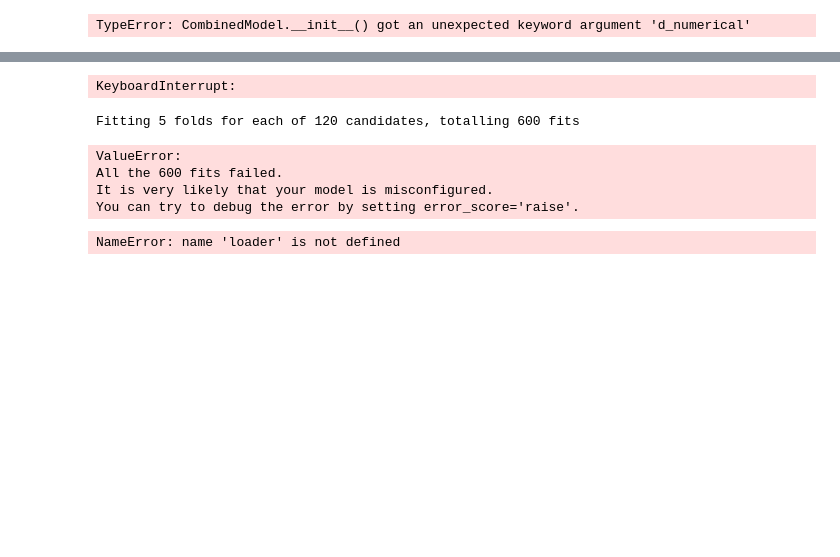
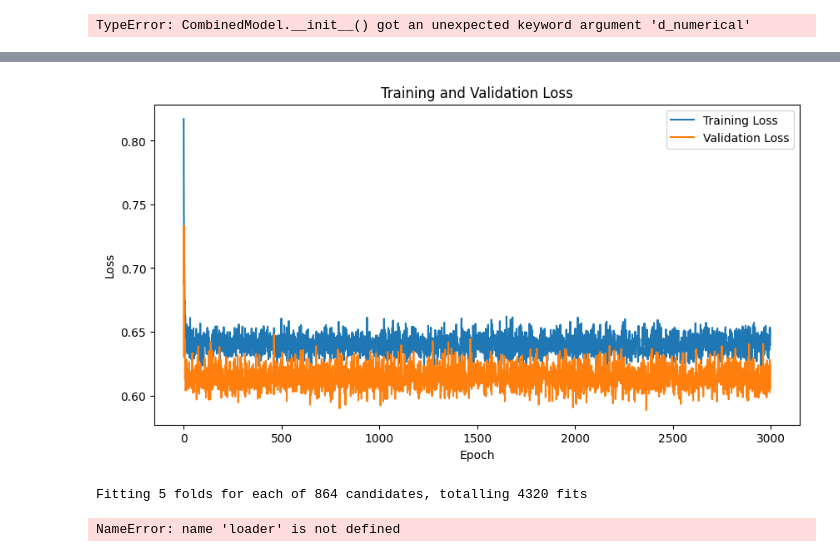
Before and after one commit to hasiburniloy/blueberry, a Jupyter notebook: new.ipynb, the cells around one changed output, grey strips where cells are left out. Cells and saved outputs as stored; diff of their text form; code cells hidden in the pictures; blank space fills up the shorter version.

```diff
--- a/new.ipynb
+++ b/new.ipynb
@@ -1009,7 +1009,7 @@ class SpectralMLP(nn.Module):
 
 # Initialize the model with specific hyperparameters
 input_dim = X_train.shape[1]
-hidden_dim = 32
+hidden_dim = 64
 dropout_prob = 0.2
 learning_rate = 0.001
 weight_decay = 0.0001
@@ -1095,4 +1095,4 @@ Epoch 1017/3000, Loss: 0.6118, Val Loss: 0.6283
-KeyboardInterrupt:
+[figure, added]
 # %%
 # grid searching
 
@@ -1134,13 +1134,14 @@ class SpectralMLP(nn.Module):
 
 # Define the custom PyTorch model wrapper
 class SpectralMLPWrapper(BaseEstimator, RegressorMixin):
-    def __init__(self, input_dim, hidden_dim=256, dropout_prob=0.4, learning_rate=0.0256, weight_decay=0.005, num_epochs=100):
+    def __init__(self, input_dim = 130, hidden_dim=32, dropout_prob=0.2, learning_rate=0.001, weight_decay =0.0001, num_epochs =1000 ,batch_size=64):
         self.input_dim = input_dim
         self.hidden_dim = hidden_dim
         self.dropout_prob = dropout_prob
         self.learning_rate = learning_rate
         self.weight_decay = weight_decay
         self.num_epochs = num_epochs
+        self.batch_size = batch_size
         self.device = torch.device("cuda" if torch.cuda.is_available() else "cpu")
         self.model = SpectralMLP(input_dim, 1, hidden_dim, dropout_prob, device=self.device).to(self.device)
         self.criterion = nn.MSELoss()
@@ -1153,12 +1154,13 @@ class SpectralMLPWrapper(BaseEstimator, RegressorMixin):
         X_tensor = torch.tensor(X, dtype=torch.float32).to(self.device)
         y_tensor = torch.tensor(y if isinstance(y, np.ndarray) else y.values, dtype=torch.float32).view(-1, 1).to(self.device)
         dataset = TensorDataset(X_tensor, y_tensor)
-        loader = DataLoader(dataset, batch_size=32, shuffle=True)
+        loader = DataLoader(dataset, batch_size=self.batch_size, shuffle=True)
 
         if X_val is not None and y_val is not None:
             X_val_tensor = torch.tensor(X_val, dtype=torch.float32).to(self.device)
             y_val_tensor = torch.tensor(y_val if isinstance(y_val, np.ndarray) else y_val.values, dtype=torch.float32).view(-1, 1).to(self.device)
-
+            val_dataset = TensorDataset(X_val_tensor,y_val_tensor)
+            valLoader = DataLoader(val_dataset,batch_size=self.batch_size,shuffle=True)
         self.model.train()
         for epoch in range(self.num_epochs):
             running_loss = 0.0
@@ -1175,9 +1177,13 @@ class SpectralMLPWrapper(BaseEstimator, RegressorMixin):
             if X_val is not None and y_val is not None:
                 self.model.eval()
                 with torch.no_grad():
-                    val_logits = self.model(X_val_tensor)
-                    val_loss = torch.sqrt(self.criterion(val_logits, y_val_tensor)).item()
-                self.val_loss.append(val_loss)
+                    running_val_loss = 0.0
+                    for val_x_batch, val_y_batch in valLoader:
+                        val_logits = self.model(val_x_batch)
+                        val_loss = torch.sqrt(self.criterion(val_logits, val_y_batch)).item()
+                        running_val_loss += val_loss
+                    avg_val_loss=running_val_loss/len(valLoader)
+                    self.val_loss.append(avg_val_loss)
                 self.model.train()
 
             self.scheduler.step(avg_loss)
@@ -1194,9 +1200,10 @@ class SpectralMLPWrapper(BaseEstimator, RegressorMixin):
 param_grid = {
     'hidden_dim': [32,64,128],
     'dropout_prob': [0.2,0.3,0.5,0.6],
-    'learning_rate': [0.001,0.0025,0.005,0.0075,0.01],
-    'weight_decay': [0.0001],
-    'num_epochs': [100,50]
+    'learning_rate': [0.0001,0.001,0.0025,0.005,0.0075,0.01],
+    'weight_decay': [0.0001,0.0005],
+    'num_epochs': [1000,3000],
+    'batch_size':[64,128,256]
 }
 
 # Create the GridSearchCV object
@@ -1236,11 +1243,7 @@ plt.title('Training and Validation Loss')
 plt.legend()
 plt.show()
 # %% [output]
-Fitting 5 folds for each of 120 candidates, totalling 600 fits
+Fitting 5 folds for each of 864 candidates, totalling 4320 fits
-ValueError:
-All the 600 fits failed.
-It is very likely that your model is misconfigured.
-You can try to debug the error by setting error_score='raise'.
 # %%
 #transformer training
 train_loss = []
```
Also changed, not shown: parts of 3 cells of this notebook, 2 other files.
